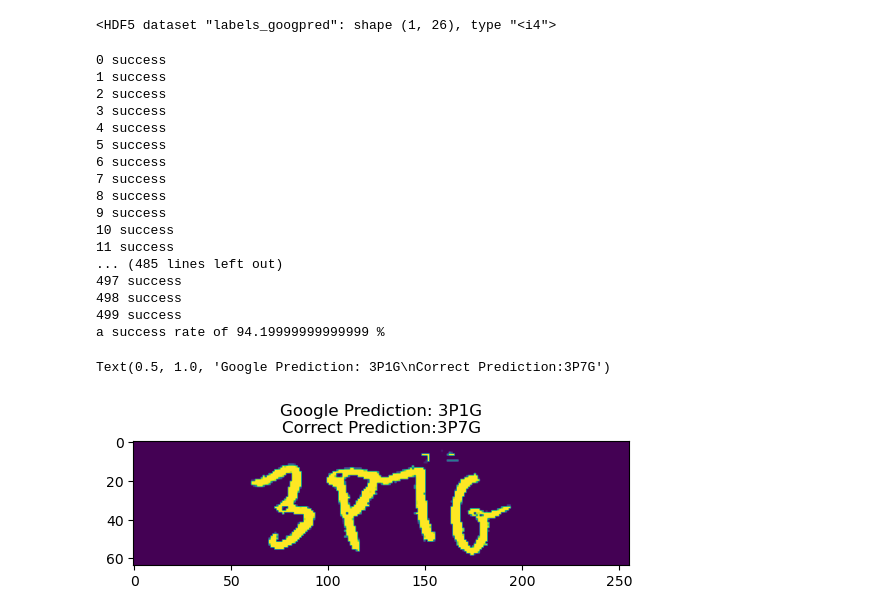
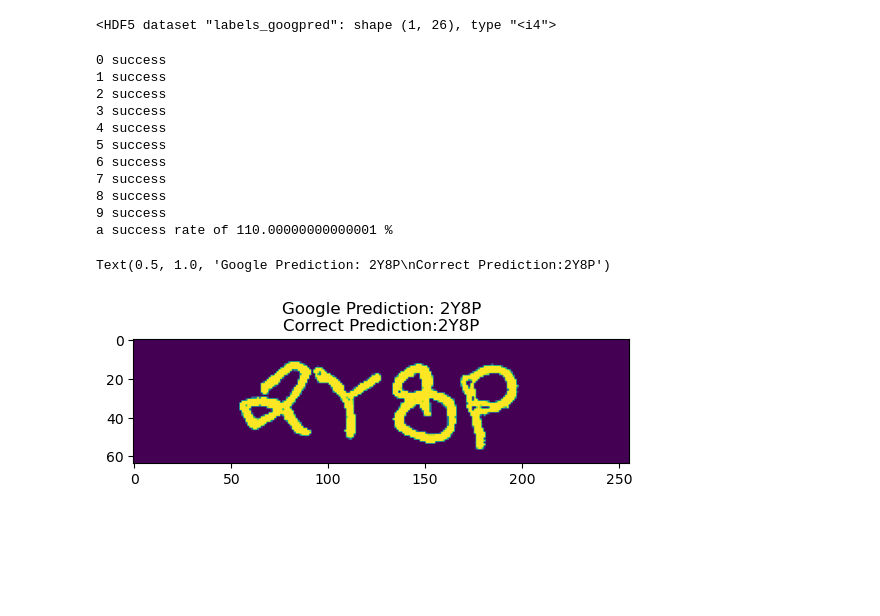
Before and after one commit to Jor-Lee/Guppies, a Jupyter notebook: ML_data.ipynb, the cells around one changed output. Saved outputs shown, nothing was run; the diff lists cells and outputs as text; code cells hidden in the pictures; blank space fills up the shorter version.

```diff
--- a/ML_data.ipynb
+++ b/ML_data.ipynb
@@ -147,7 +131,7 @@ h5f.create_dataset('labels_googpred', data=first_label_googpred, compression="gz
 # %% [output]
 <HDF5 dataset "labels_googpred": shape (1, 26), type "<i4">
 # %%
-# training_files = training_files[:500]
+training_files = training_files[:10]
 
 some_im_IDs = []
 some_label_IDs = []
@@ -159,7 +143,8 @@ np.random.shuffle(idx)
 for i in range(len(training_files)):
     st = str(i)
     try:
-        google_prediction, ID_image = ImageFunction(training_files[idx[i]], verbose=False)
+        image_in_bytes = RetreiveImageGoogle('guppy_images', training_files[idx[i]])
+        google_prediction, ID_image = ImageFunction(image_in_bytes, verbose=False)
 
         image = preprocess_image(ID_image[...,None],(image_width,image_height))[None,...,0]
         label = string_to_vector(IDs[idx[i]], relevant_characters, max_len=maxlen)[None]
@@ -182,7 +167,7 @@ for i in range(len(training_files)):
     print(st)
 
 
-print(f"a success rate of {len(h5f['images']) / len(training_files)  * 100} %")
+print(f"a success rate of {len(h5f['images']) / (len(training_files)-1)  * 100} %")
 
 h5f.close()
 # %% [output]
@@ -196,23 +181,17 @@ h5f.close()
 7 success
 8 success
 9 success
-10 success
-11 success
-... (485 lines left out)
-497 success
-498 success
-499 success
-a success rate of 94.19999999999999 %
+a success rate of 110.00000000000001 %
 # %%
 # Check the data in the data set for a random index
-random_index = random.choice(range(400))
+random_index = random.choice(range(10))
 h5f = h5py.File(('ML_Data/dataset.h5'), 'r')
 
 google_pred = ''.join(vector_to_string(h5f['labels_googpred'][random_index], relevant_characters))
 correct = ''.join(vector_to_string(h5f['labels'][random_index], relevant_characters))
 
 plt.imshow(h5f['images'][random_index])
 plt.title('Google Prediction: ' + google_pred + '\nCorrect Prediction:' + correct)
 # %% [output]
-Text(0.5, 1.0, 'Google Prediction: 3P1G\nCorrect Prediction:3P7G')
+Text(0.5, 1.0, 'Google Prediction: 2Y8P\nCorrect Prediction:2Y8P')
-[figure, old version]
+[figure, new version]
```
Also changed, not shown: parts of 4 cells of this notebook, 2 other files.
